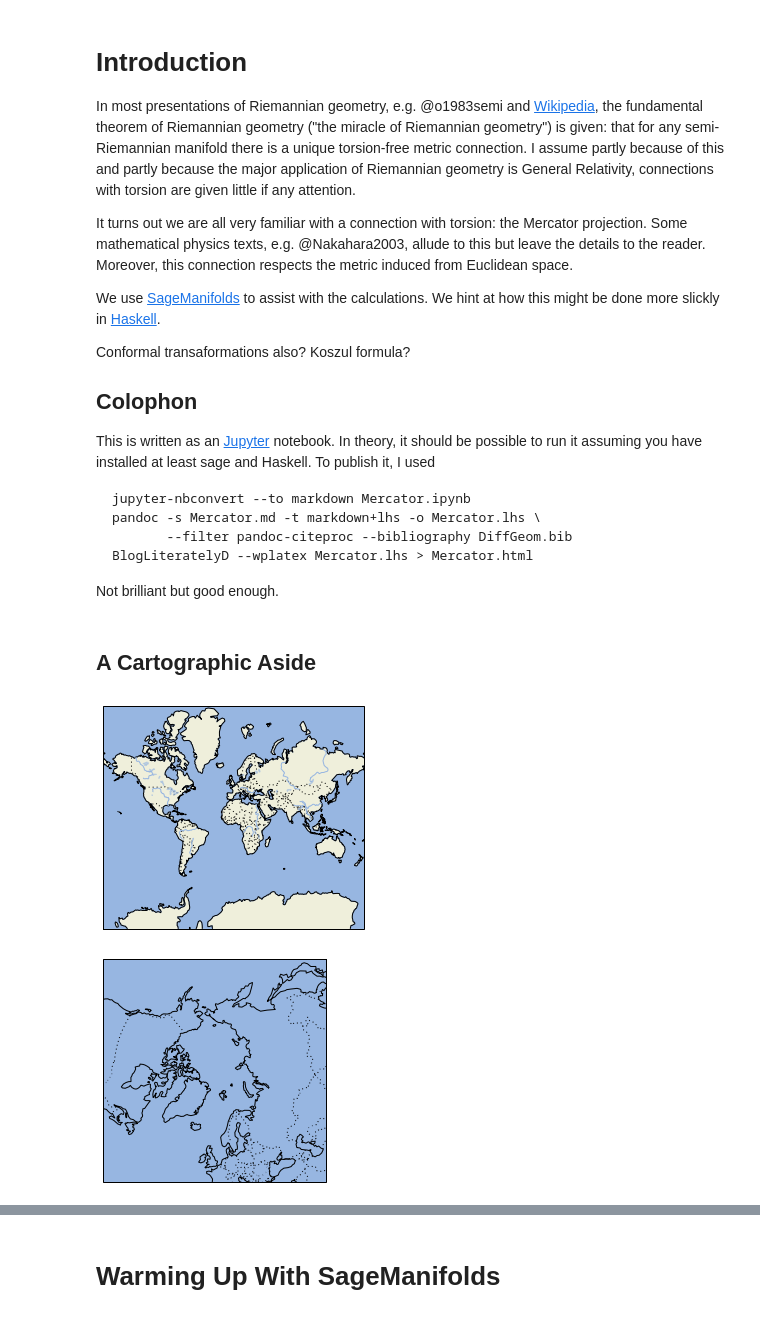
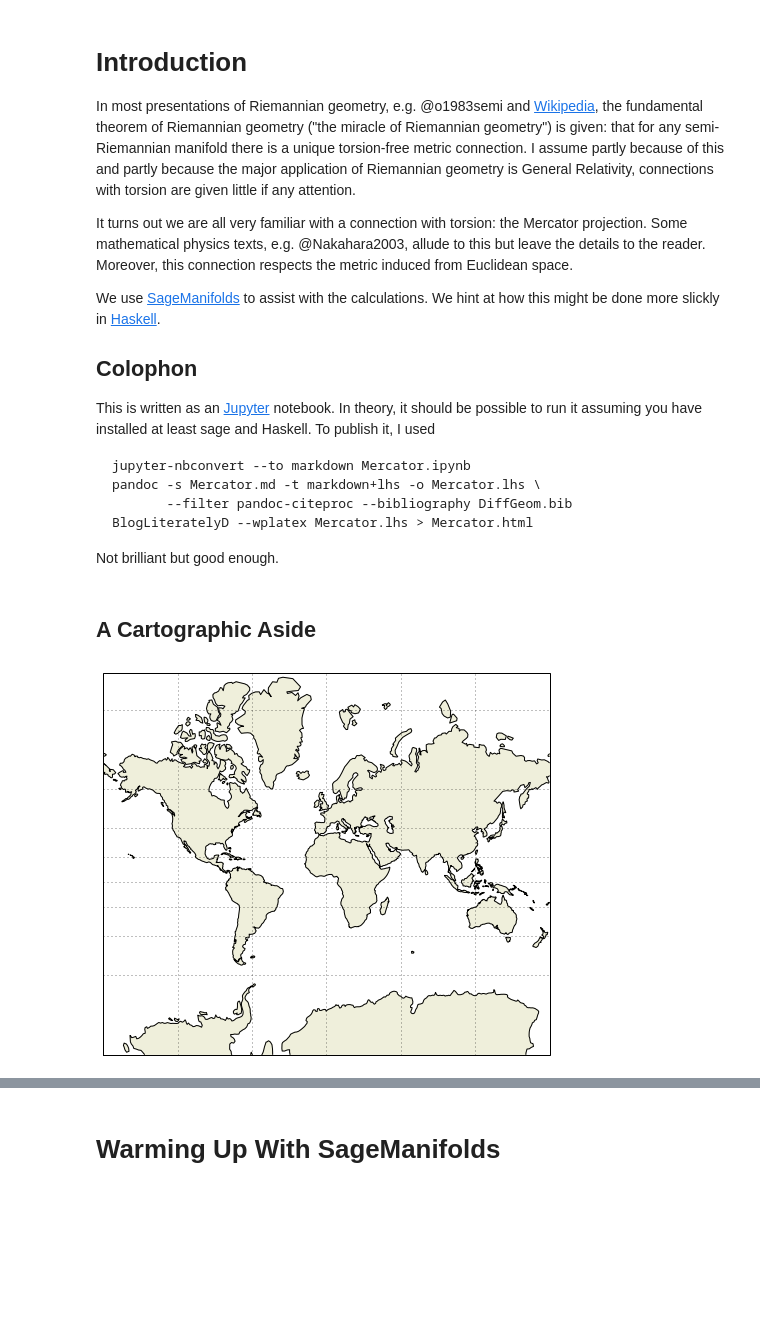
Before and after one commit to idontgetoutmuch/DifferentialGeometry, a Jupyter notebook: Mercator.ipynb, the cells around one changed output, grey strips where cells are left out. Cells and saved outputs as stored; diff of their text form; code cells hidden in the pictures; blank space fills up the shorter version.

```diff
--- a/Mercator.ipynb
+++ b/Mercator.ipynb
@@ -21,8 +21,6 @@ We use [SageManifolds](http://sagemanifolds.obspm.fr) to assist with
 the calculations. We hint at how this might be done more slickly in
 [Haskell](https://www.haskell.org).
 
-Conformal transaformations also? Koszul formula?
-
 Colophon
 --------
 
@@ -50,30 +48,15 @@ import cartopy
 import cartopy.crs as ccrs
 from cartopy.mpl.ticker import LongitudeFormatter, LatitudeFormatter
 # %%
+plt.figure(figsize=(8, 8))
+
 ax = plt.axes(projection=cartopy.crs.Mercator())
 
+ax.gridlines()
+
 ax.add_feature(cartopy.feature.LAND)
-ax.add_feature(cartopy.feature.OCEAN)
 ax.add_feature(cartopy.feature.COASTLINE)
-ax.add_feature(cartopy.feature.BORDERS, linestyle=':')
-ax.add_feature(cartopy.feature.LAKES, alpha=0.5)
-ax.add_feature(cartopy.feature.RIVERS)
 
 plt.show()
 # %% [output]
-[figure, old version]
+[figure, new version]
-# %%
-bx = plt.axes(projection=cartopy.crs.NorthPolarStereo())
-
-bx.add_feature(cartopy.feature.LAND)
-bx.add_feature(cartopy.feature.OCEAN)
-bx.add_feature(cartopy.feature.COASTLINE)
-bx.add_feature(cartopy.feature.BORDERS, linestyle=':')
-bx.add_feature(cartopy.feature.LAKES, alpha=0.5)
-bx.add_feature(cartopy.feature.RIVERS)
-
-bx.set_extent([-180, 180, 45, 90], ccrs.PlateCarree())
-
-plt.show()
-# %% [output]
-[figure, removed]
```
Also changed, not shown: parts of 131 cells of this notebook.
